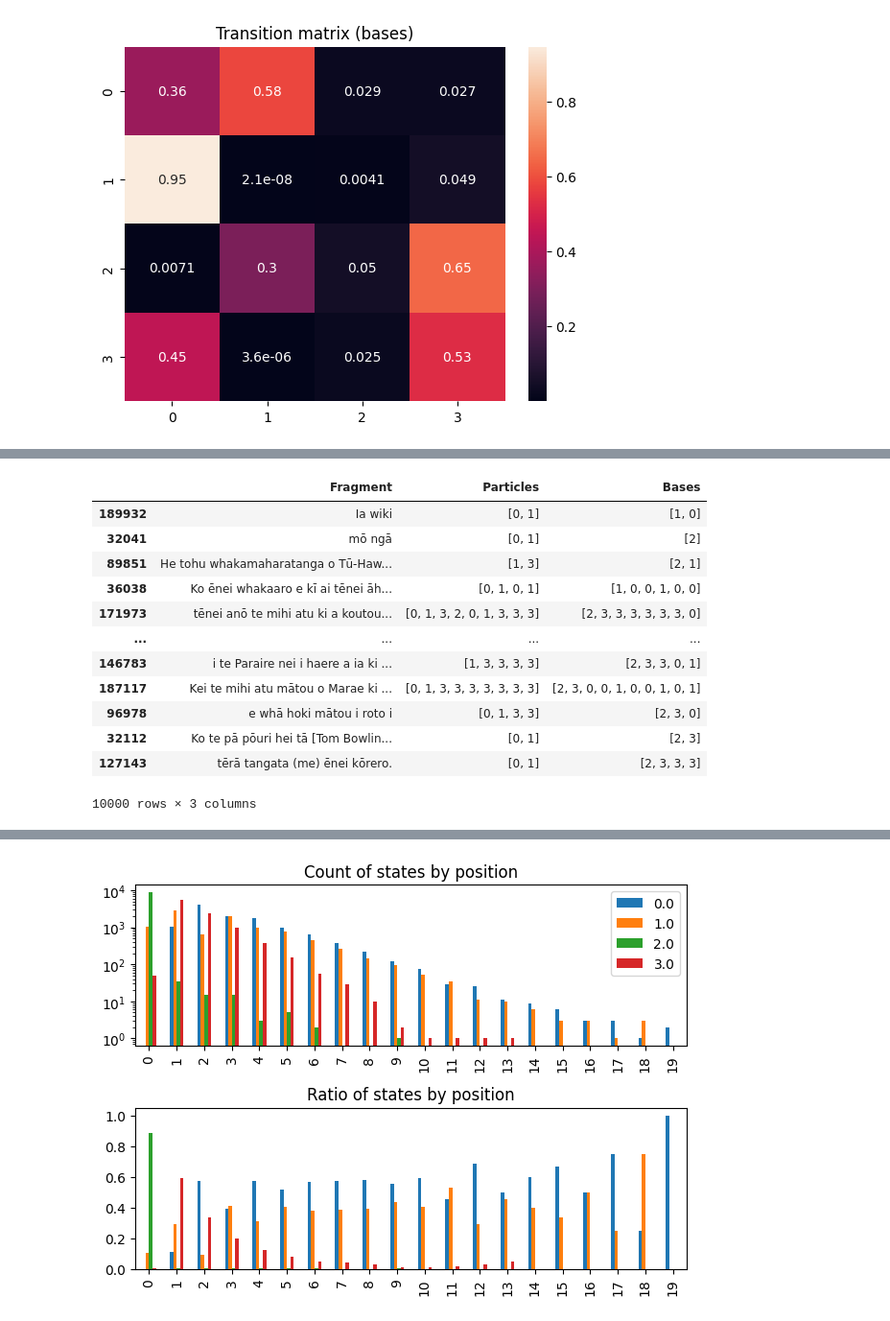
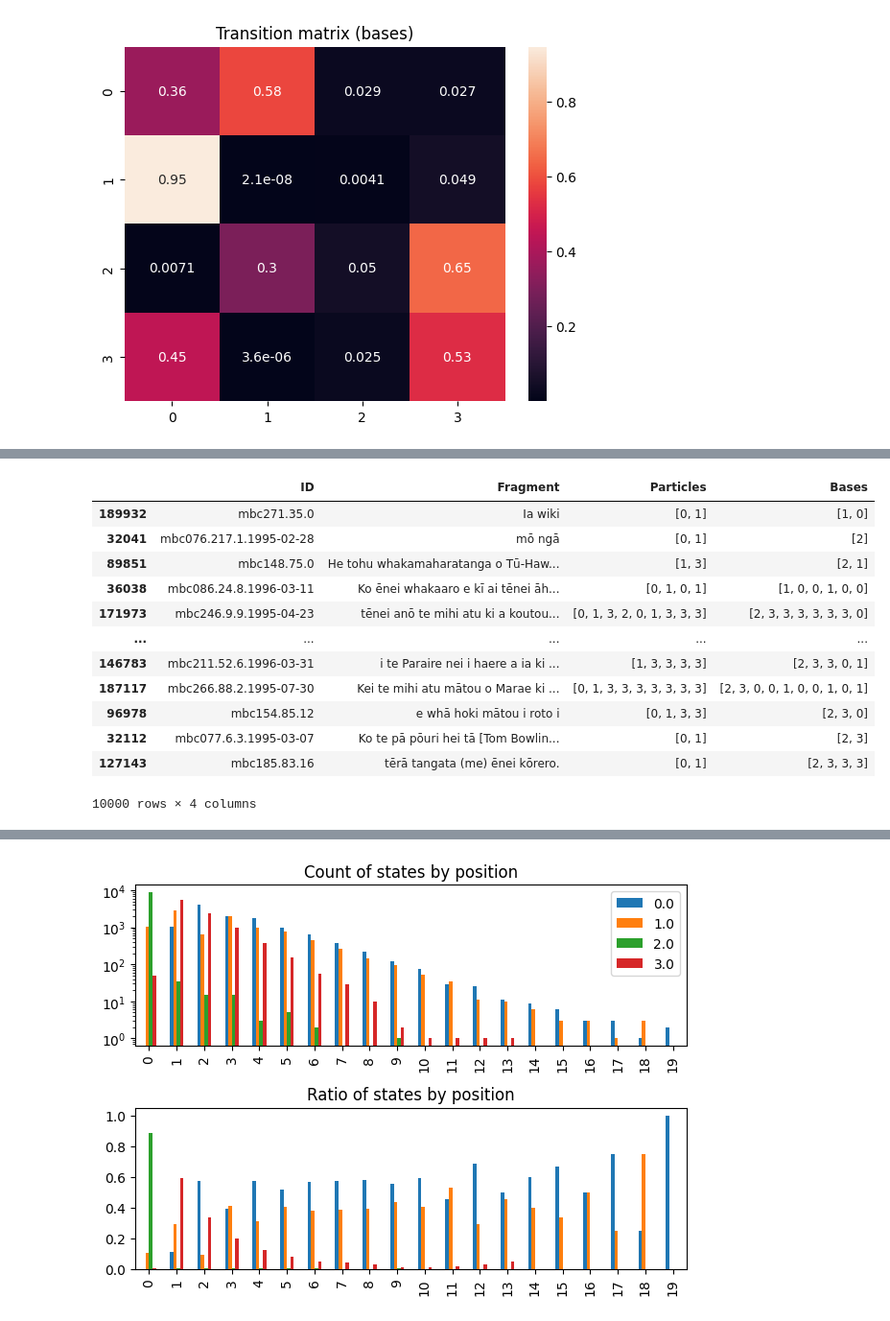
Before and after one commit to connor-taylorbrown/trm-parser, a Jupyter notebook: markov.ipynb, the cells around one changed output, grey strips where cells are left out. Shown: that part at 96% size. Saved outputs shown, nothing was run; the diff lists cells and outputs as text; code cells hidden in the pictures.

```diff
--- a/markov.ipynb
+++ b/markov.ipynb
@@ -195,6 +195,6 @@ plt.show()
 # %% [output]
 [figure]
 # %%
-ex = pd.DataFrame(df[['Particles', 'Bases', 'Fragment']])
+ex = pd.DataFrame(df[['ID', 'Particles', 'Bases', 'Fragment']])
 ex
 # %% [output]
@@ -214,26 +214,25 @@ ex
 # %%
 def predict(model: CategoricalHMM, df: pd.DataFrame, col, f):
     order = f(col)
     id_func = np.vectorize(lambda x: order[x])
     return df.apply(lambda x: model.predict(id_func(x[col]).astype(int).reshape(1, -1)).tolist(), axis=1)
 
-modelled = pd.DataFrame()
-modelled['Fragment'] = ex['Fragment']
+modelled = pd.DataFrame(ex[['ID', 'Fragment']])
 modelled['Particles'] = predict(particles, ex, 'Particles', lambda col: rank(observations, col))
 modelled['Bases'] = predict(bases, ex, 'Bases', lambda col: rank(observations, col))
 
 modelled
 # %% [output]
-|  | Fragment | Particles | Bases |
-| 189932 | Ia wiki | [0, 1] | [1, 0] |
-| 32041 | mō ngā | [0, 1] | [2] |
-| 89851 | He tohu whakamaharatanga o Tū-Haw... | [1, 3] | [2, 1] |
-| 36038 | Ko ēnei whakaaro e kī ai tēnei āh... | [0, 1, 0, 1] | [1, 0, 0, 1, 0, 0] |
-| 171973 | tēnei anō te mihi atu ki a koutou... | [0, 1, 3, 2, 0, 1, 3, 3, 3] | [2, 3, 3, 3, 3, 3, 3, 0] |
-| ... | ... | ... | ... |
-| 146783 | i te Paraire nei i haere a ia ki ... | [1, 3, 3, 3, 3] | [2, 3, 3, 0, 1] |
-| 187117 | Kei te mihi atu mātou o Marae ki ... | [0, 1, 3, 3, 3, 3, 3, 3, 3] | [2, 3, 0, 0, 1, 0, 0, 1, 0, 1] |
-| 96978 | e whā hoki mātou i roto i | [0, 1, 3, 3] | [2, 3, 0] |
-| 32112 | Ko te pā pōuri hei tā [Tom Bowlin... | [0, 1] | [2, 3] |
-| 127143 | tērā tangata (me) ēnei kōrero. | [0, 1] | [2, 3, 3, 3] |
+|  | ID | Fragment | Particles | Bases |
+| 189932 | mbc271.35.0 | Ia wiki | [0, 1] | [1, 0] |
+| 32041 | mbc076.217.1.1995-02-28 | mō ngā | [0, 1] | [2] |
+| 89851 | mbc148.75.0 | He tohu whakamaharatanga o Tū-Haw... | [1, 3] | [2, 1] |
+| 36038 | mbc086.24.8.1996-03-11 | Ko ēnei whakaaro e kī ai tēnei āh... | [0, 1, 0, 1] | [1, 0, 0, 1, 0, 0] |
+| 171973 | mbc246.9.9.1995-04-23 | tēnei anō te mihi atu ki a koutou... | [0, 1, 3, 2, 0, 1, 3, 3, 3] | [2, 3, 3, 3, 3, 3, 3, 0] |
+| ... | ... | ... | ... | ... |
+| 146783 | mbc211.52.6.1996-03-31 | i te Paraire nei i haere a ia ki ... | [1, 3, 3, 3, 3] | [2, 3, 3, 0, 1] |
+| 187117 | mbc266.88.2.1995-07-30 | Kei te mihi atu mātou o Marae ki ... | [0, 1, 3, 3, 3, 3, 3, 3, 3] | [2, 3, 0, 0, 1, 0, 0, 1, 0, 1] |
+| 96978 | mbc154.85.12 | e whā hoki mātou i roto i | [0, 1, 3, 3] | [2, 3, 0] |
+| 32112 | mbc077.6.3.1995-03-07 | Ko te pā pōuri hei tā [Tom Bowlin... | [0, 1] | [2, 3] |
+| 127143 | mbc185.83.16 | tērā tangata (me) ēnei kōrero. | [0, 1] | [2, 3, 3, 3] |
-10000 rows × 3 columns
+10000 rows × 4 columns
```
Also changed, not shown: parts of 2 cells of this notebook, 4 other files.
